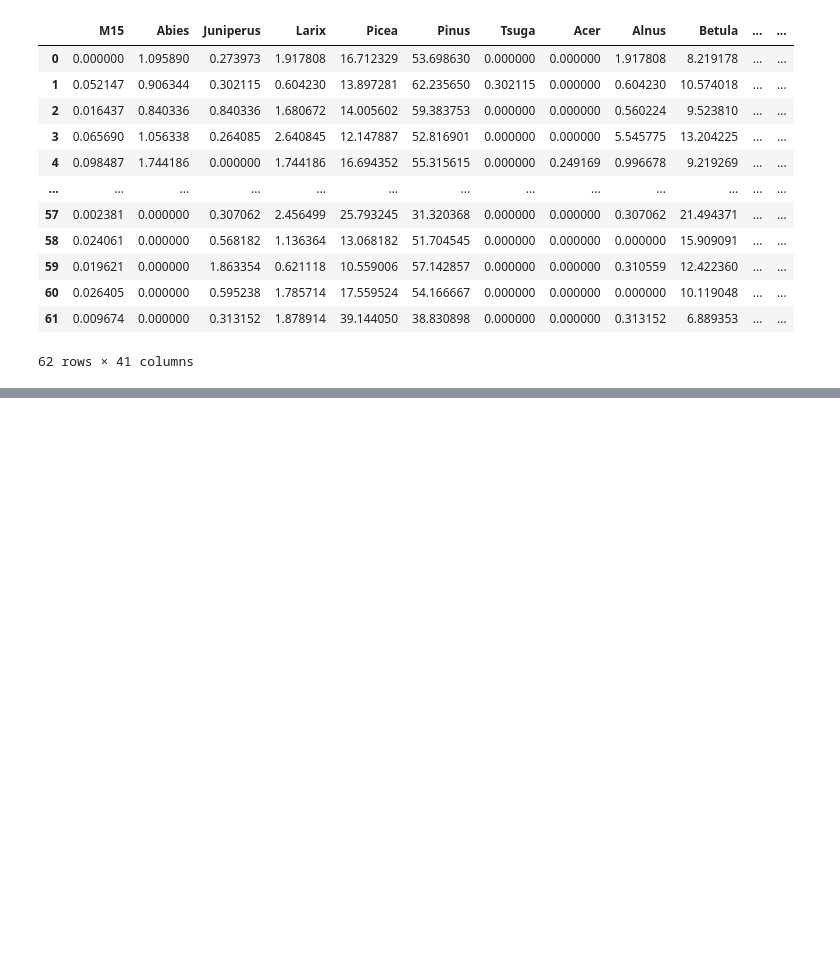
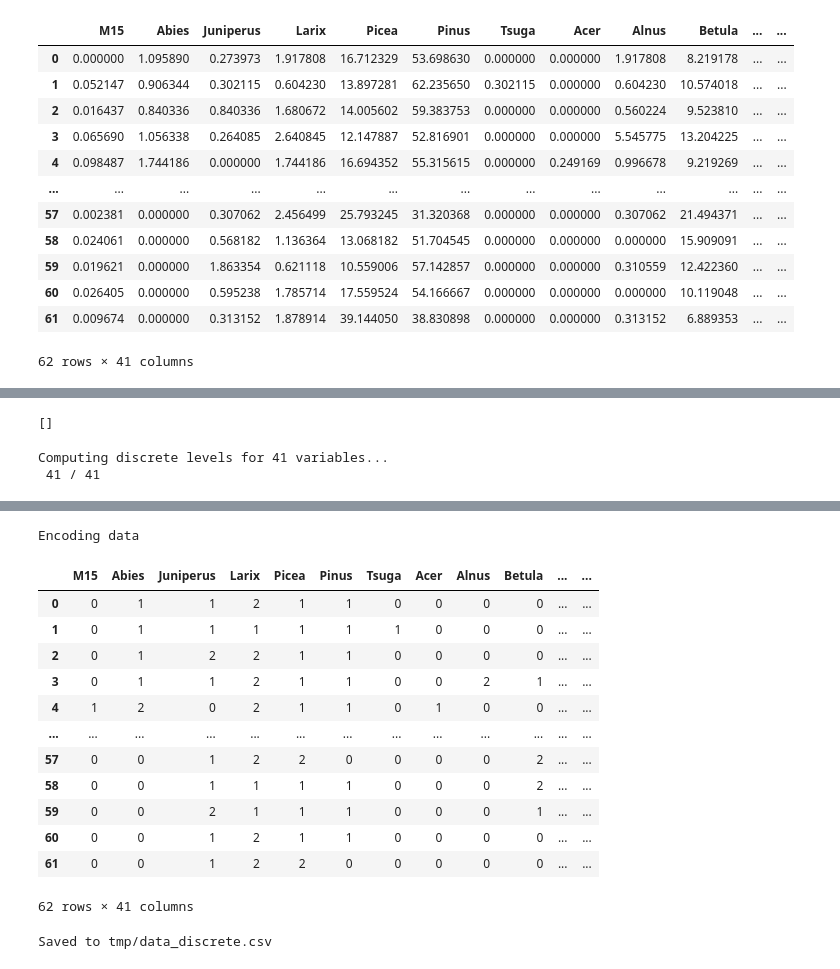
Before and after one commit to Tony-sama/boreal-forest, a Jupyter notebook: 1_data_processing.ipynb, the cells around one changed output, grey strips where cells are left out. Cells and saved outputs as stored; diff of their text form; code cells hidden in the pictures; blank space fills up the shorter version.

```diff
--- a/1_data_processing.ipynb
+++ b/1_data_processing.ipynb
@@ -162,0 +239,63 @@ df.to_csv(PROCESSED_DATA_PATH)
+# %%
+import warnings
+
+df_tmp = df.copy()
+
+discretization = {}
+
+categorical_cols = [i for i in list(df_tmp.select_dtypes(exclude=["number"]).columns)]
+
+display(categorical_cols)
+
+non_categorical_cols = [c for c in df_tmp.columns if c not in categorical_cols]
+
+print("Computing discrete levels for",len(non_categorical_cols),"variables...")
+for idx, col in enumerate(non_categorical_cols):
+    print("\r",idx+1,"/",len(non_categorical_cols),end="")
+    X = df_tmp[[col]]
+    X = X.dropna() # remove nan for clustering
+    with warnings.catch_warnings():
+        warnings.simplefilter("ignore")
+        #discretizator = KMeans(n_clusters=MAX_VALUES, random_state=RANDOM_SEED).fit(X)
+        discretizator = mixture.GaussianMixture(n_components=MAX_VALUES, random_state=RANDOM_SEED).fit(X)
+    result = discretizator.predict(X)
+    col_value = pd.Series(result)
+    encoding = []
+    # compute encoding
+    for val in range(MAX_VALUES):
+        min_val = round(X[list(result == val)][col].min(),PRECISION)
+        max_val = round(X[list(result == val)][col].max(),PRECISION)
+        if not pd.isna(min_val):
+            encoding += [[min_val, max_val]]
+
+    # sort and fill interval gap
+    encoding.sort()
+    #print()
+    tresholds = []
+    for i in range(len(encoding))[1:]:
+        junction = round((encoding[i-1][1] + encoding[i][0]) / 2, PRECISION)
+        tresholds += [junction]
+    #print(encoding)
+    #print(tresholds)
+    discretization[col] = tresholds
+
+print()
+
+df_encoding = pd.DataFrame(list(discretization.items()), columns=["Variable","Thresholds"])
+df_encoding.to_csv(DISCRETE_ENCODING_PATH, index=False)
+display(df_encoding)
+
+print("Encoding data")
+dataset_cat_col = [i for i in categorical_cols if i in df_tmp.columns]
+df_discretised = df_tmp[dataset_cat_col].copy()
+for idx, col in enumerate(non_categorical_cols):
+    if col in df_tmp.columns:
+        df_discretised[col] = df_tmp[col].apply(lambda x: encode(x, discretization[col])).astype('Int64')
+
+display(df_discretised)
+df_discretised.to_csv(DISCRETE_DATA_PATH, index=False)
+print("Saved to",DISCRETE_DATA_PATH)
+# %% [output]
+[]
+Computing discrete levels for 41 variables...
+ 41 / 41
@@ -162,0 +319,15 @@ df.to_csv(PROCESSED_DATA_PATH)
+Encoding data
+|  | M15 | Abies | Juniperus | Larix | Picea | Pinus | Tsuga | Acer | Alnus | Betula | ... | ... |
+| 0 | 0 | 1 | 1 | 2 | 1 | 1 | 0 | 0 | 0 | 0 | ... | ... |
+| 1 | 0 | 1 | 1 | 1 | 1 | 1 | 1 | 0 | 0 | 0 | ... | ... |
+| 2 | 0 | 1 | 2 | 2 | 1 | 1 | 0 | 0 | 0 | 0 | ... | ... |
+| 3 | 0 | 1 | 1 | 2 | 1 | 1 | 0 | 0 | 2 | 1 | ... | ... |
+| 4 | 1 | 2 | 0 | 2 | 1 | 1 | 0 | 1 | 0 | 0 | ... | ... |
+| ... | ... | ... | ... | ... | ... | ... | ... | ... | ... | ... | ... | ... |
+| 57 | 0 | 0 | 1 | 2 | 2 | 0 | 0 | 0 | 0 | 2 | ... | ... |
+| 58 | 0 | 0 | 1 | 1 | 1 | 1 | 0 | 0 | 0 | 2 | ... | ... |
+| 59 | 0 | 0 | 2 | 1 | 1 | 1 | 0 | 0 | 0 | 1 | ... | ... |
+| 60 | 0 | 0 | 1 | 2 | 1 | 1 | 0 | 0 | 0 | 0 | ... | ... |
+| 61 | 0 | 0 | 1 | 2 | 2 | 0 | 0 | 0 | 0 | 0 | ... | ... |
+62 rows × 41 columns
+Saved to tmp/data_discrete.csv
```
Also changed, not shown: parts of 14 cells of this notebook, 2 other files.
